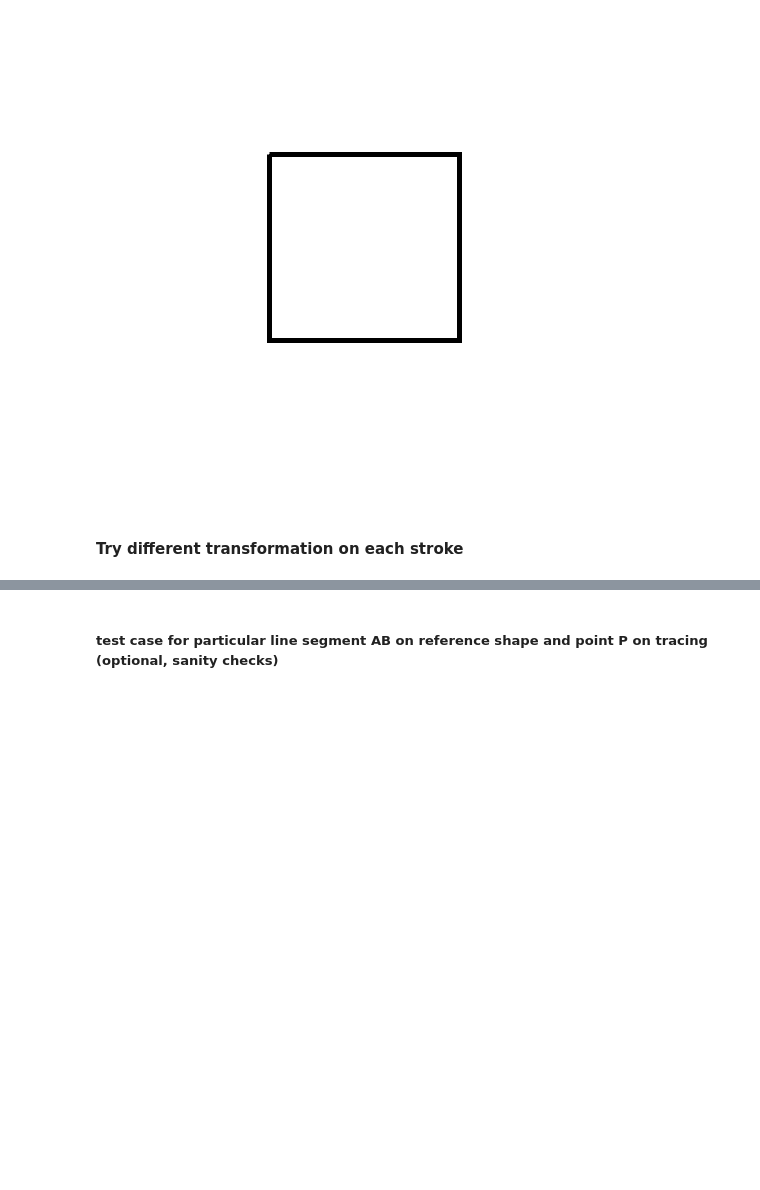
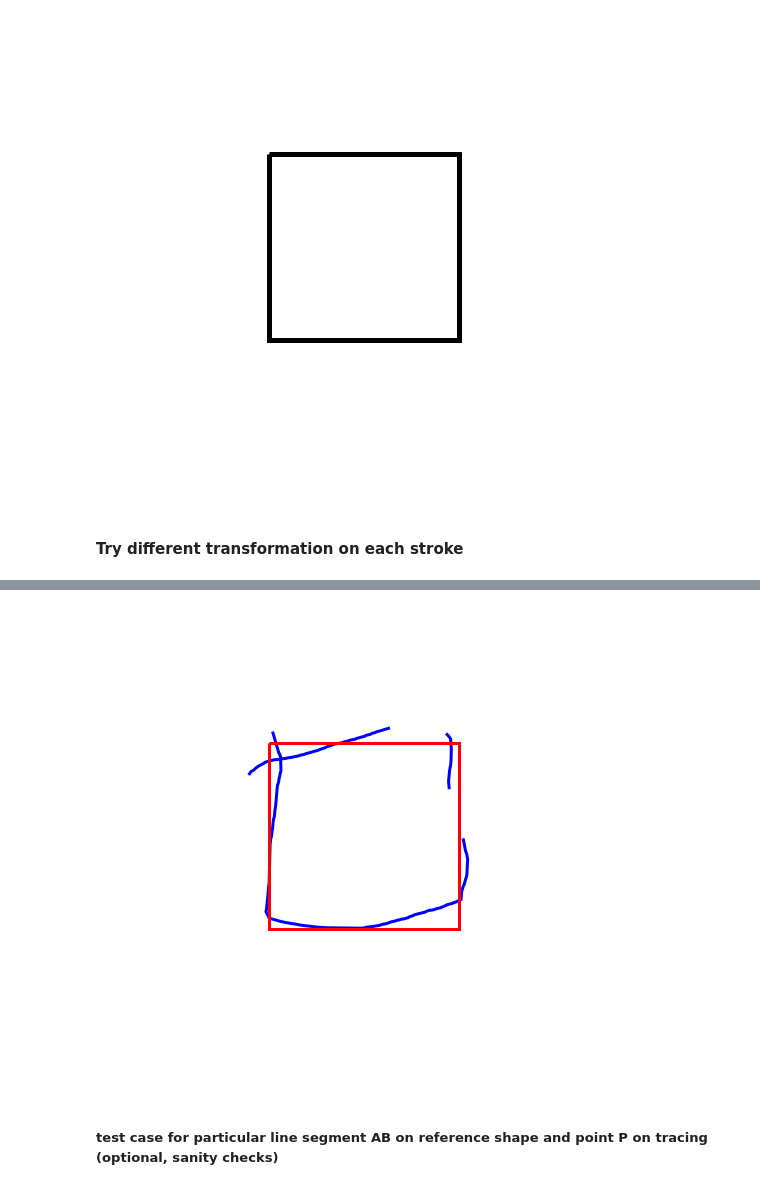
Before and after one commit to brialorelle/kiddraw, a Jupyter notebook: analysis/museumstation/tracing/stroke_svg_distance.ipynb, the cells around one changed output, grey strips where cells are left out. Cells and saved outputs as stored; diff of their text form; code cells hidden in the pictures; blank space fills up the shorter version.

```diff
--- a/analysis/museumstation/tracing/stroke_svg_distance.ipynb
+++ b/analysis/museumstation/tracing/stroke_svg_distance.ipynb
@@ -129,9 +120,8 @@ reload(rsh)
 tra_verts_list = []
 total_err = 0
 
-# for verts in verts_list:
-verts = verts_list[2]
-min_err, tra_verts = rsh.minimize_transformation_err(verts, ref_verts)
-total_err += min_err
-tra_verts_list.append(tra_verts)
+for verts in verts_list:
+    min_err, tra_verts = rsh.minimize_transformation_err(verts, ref_verts)
+    total_err += min_err
+    tra_verts_list.append(tra_verts)
 # %% [output]
@@ -159,3 +145,8 @@ if reallyRun:
+# %%
+reload(rsh)
+rsh.plot_stroke_coregistered_shapes(tra_verts_list, ref_verts,canvas_side)
+# %% [output]
+[figure, added]
 # %% [markdown]
 ##### test case for particular line segment AB on reference shape and point P on tracing (optional, sanity checks)
 # %%
```
Also changed, not shown: parts of 6 cells of this notebook, 1 other file.
